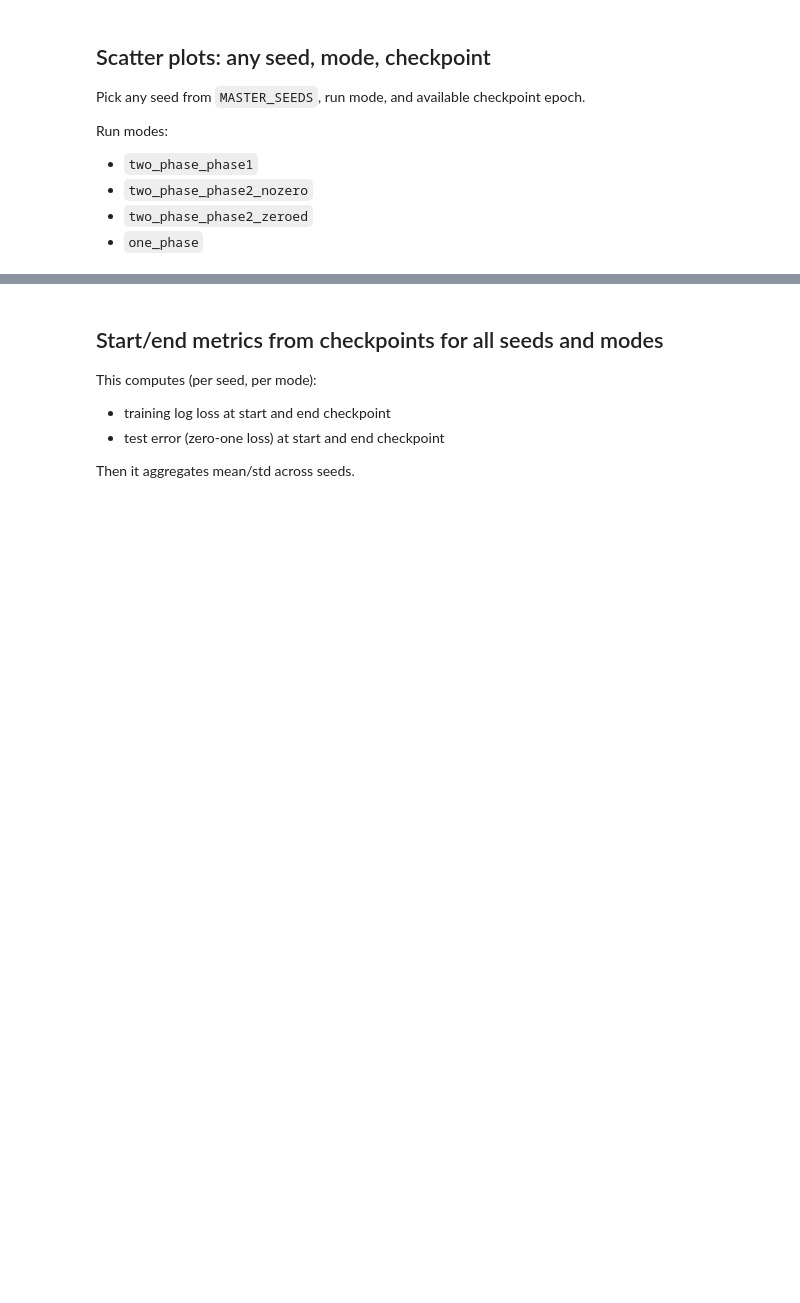
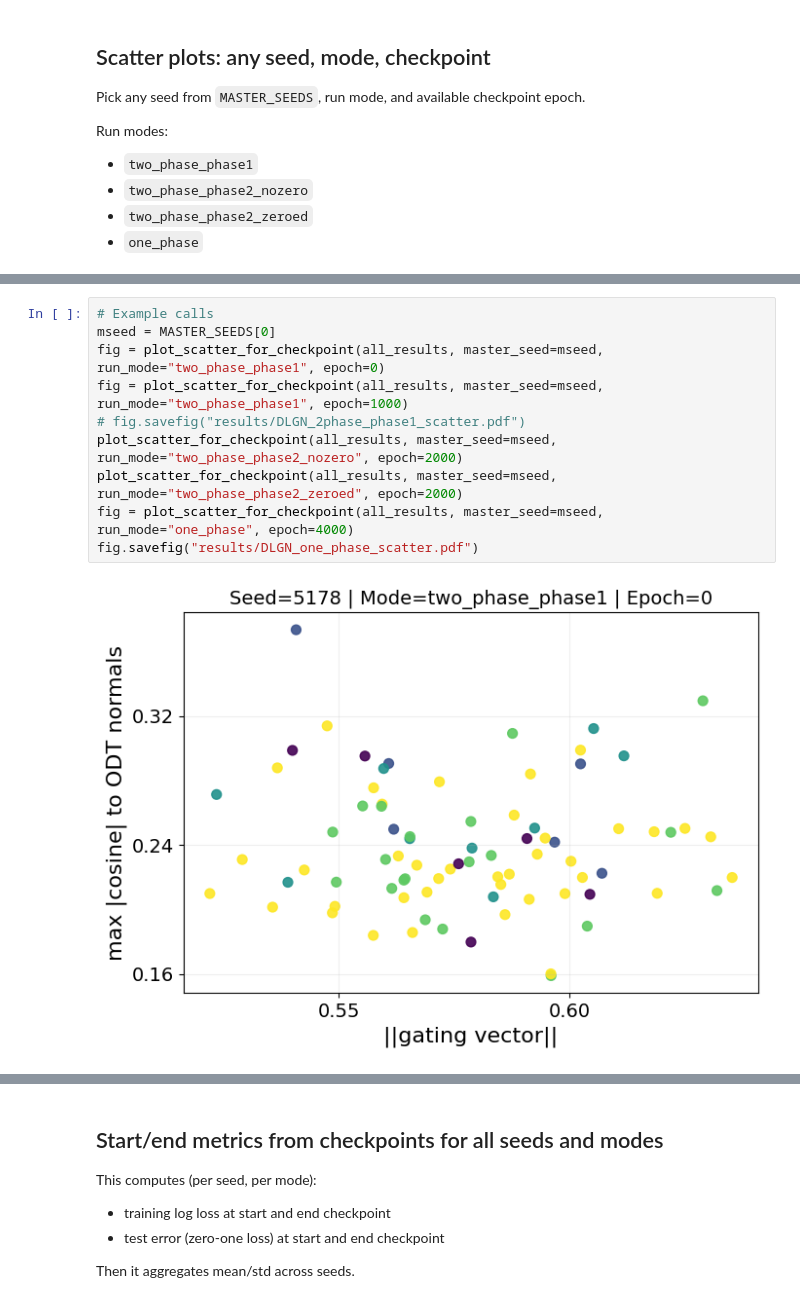
Before and after one commit to JignasaBhunia/layer-lenses-testbed, a Jupyter notebook: notebooks/DLGN_multiseed_multipath_runner.ipynb, the cells around one changed output, grey strips where cells are left out. Saved outputs shown, nothing was run; the diff lists cells and outputs as text; blank space fills up the shorter version.

```diff
--- a/notebooks/DLGN_multiseed_multipath_runner.ipynb
+++ b/notebooks/DLGN_multiseed_multipath_runner.ipynb
@@ -351,0 +664,12 @@ plot_scatter_for_checkpoint(all_results, master_seed=mseed, run_mode="one_phase"
+# %%
+# Example calls
+mseed = MASTER_SEEDS[0]
+fig = plot_scatter_for_checkpoint(all_results, master_seed=mseed, run_mode="two_phase_phase1", epoch=0)
+fig = plot_scatter_for_checkpoint(all_results, master_seed=mseed, run_mode="two_phase_phase1", epoch=1000)
+# fig.savefig("results/DLGN_2phase_phase1_scatter.pdf")
+plot_scatter_for_checkpoint(all_results, master_seed=mseed, run_mode="two_phase_phase2_nozero", epoch=2000)
+plot_scatter_for_checkpoint(all_results, master_seed=mseed, run_mode="two_phase_phase2_zeroed", epoch=2000)
+fig = plot_scatter_for_checkpoint(all_results, master_seed=mseed, run_mode="one_phase", epoch=4000)
+fig.savefig("results/DLGN_one_phase_scatter.pdf")
+# %% [output]
+[figure, added]
```
Also changed, not shown: parts of 14 cells of this notebook, 20 other files.
